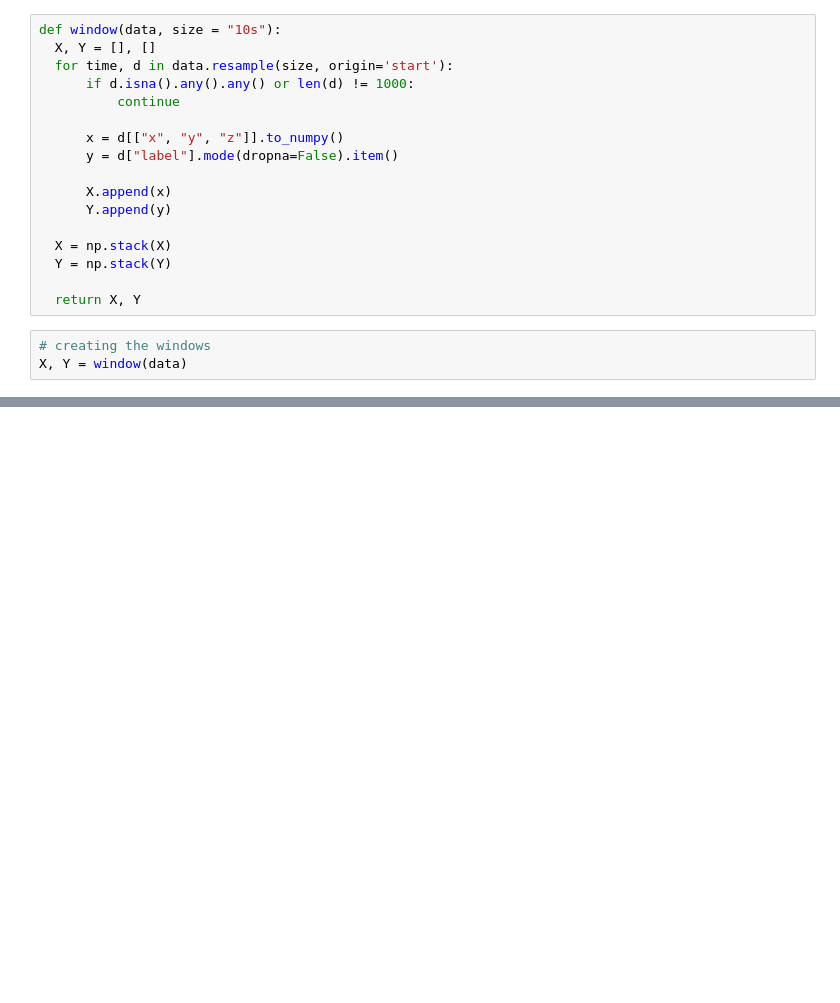
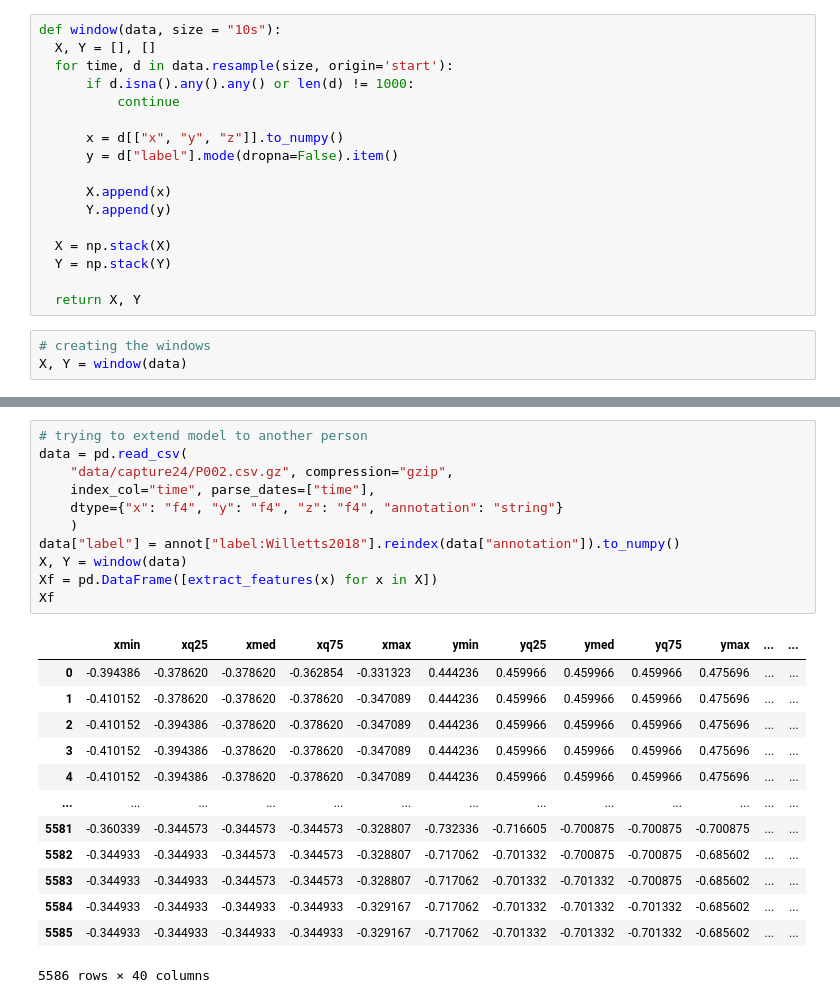
Before and after one commit to papaya147/predictive-analysis, a Jupyter notebook: code.ipynb, the cells around one changed output, grey strips where cells are left out. Saved outputs shown, nothing was run; the diff lists cells and outputs as text; blank space fills up the shorter version.

```diff
--- a/code.ipynb
+++ b/code.ipynb
@@ -312,0 +355,25 @@ AttributeError: module 'features' has no attribute 'extract_features'
+# %%
+# trying to extend model to another person
+data = pd.read_csv(
+    "data/capture24/P002.csv.gz", compression="gzip",
+    index_col="time", parse_dates=["time"],
+    dtype={"x": "f4", "y": "f4", "z": "f4", "annotation": "string"}
+    )
+data["label"] = annot["label:Willetts2018"].reindex(data["annotation"]).to_numpy()
+X, Y = window(data)
+Xf = pd.DataFrame([extract_features(x) for x in X])
+Xf
+# %% [output]
+|  | xmin | xq25 | xmed | xq75 | xmax | ymin | yq25 | ymed | yq75 | ymax | ... | ... |
+| 0 | -0.394386 | -0.378620 | -0.378620 | -0.362854 | -0.331323 | 0.444236 | 0.459966 | 0.459966 | 0.459966 | 0.475696 | ... | ... |
+| 1 | -0.410152 | -0.378620 | -0.378620 | -0.378620 | -0.347089 | 0.444236 | 0.459966 | 0.459966 | 0.459966 | 0.475696 | ... | ... |
+| 2 | -0.410152 | -0.394386 | -0.378620 | -0.378620 | -0.347089 | 0.444236 | 0.459966 | 0.459966 | 0.459966 | 0.475696 | ... | ... |
+| 3 | -0.410152 | -0.394386 | -0.378620 | -0.378620 | -0.347089 | 0.444236 | 0.459966 | 0.459966 | 0.459966 | 0.475696 | ... | ... |
+| 4 | -0.410152 | -0.394386 | -0.378620 | -0.378620 | -0.347089 | 0.444236 | 0.459966 | 0.459966 | 0.459966 | 0.475696 | ... | ... |
+| ... | ... | ... | ... | ... | ... | ... | ... | ... | ... | ... | ... | ... |
+| 5581 | -0.360339 | -0.344573 | -0.344573 | -0.344573 | -0.328807 | -0.732336 | -0.716605 | -0.700875 | -0.700875 | -0.700875 | ... | ... |
+| 5582 | -0.344933 | -0.344933 | -0.344573 | -0.344573 | -0.328807 | -0.717062 | -0.701332 | -0.700875 | -0.700875 | -0.685602 | ... | ... |
+| 5583 | -0.344933 | -0.344933 | -0.344573 | -0.344573 | -0.328807 | -0.717062 | -0.701332 | -0.701332 | -0.700875 | -0.685602 | ... | ... |
+| 5584 | -0.344933 | -0.344933 | -0.344933 | -0.344933 | -0.329167 | -0.717062 | -0.701332 | -0.701332 | -0.701332 | -0.685602 | ... | ... |
+| 5585 | -0.344933 | -0.344933 | -0.344933 | -0.344933 | -0.329167 | -0.717062 | -0.701332 | -0.701332 | -0.701332 | -0.685602 | ... | ... |
+5586 rows × 40 columns
```
Also changed, not shown: parts of 10 cells of this notebook.
